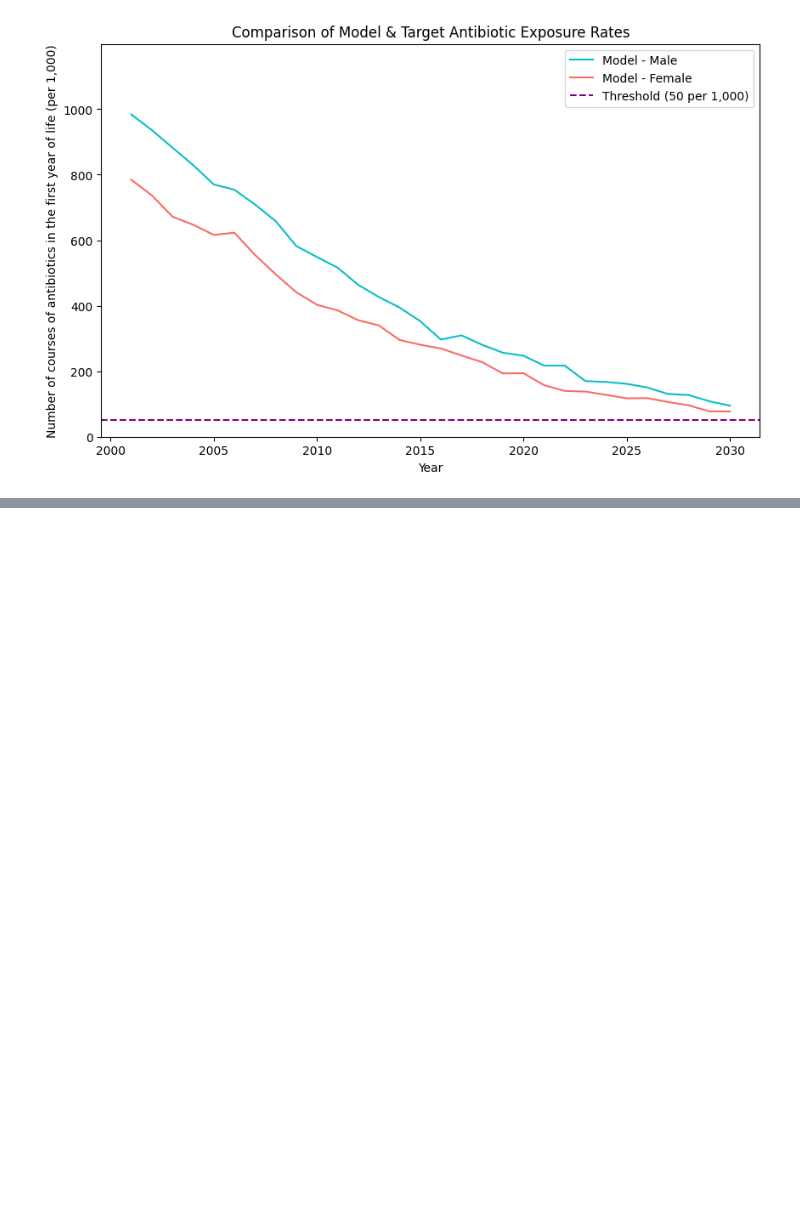
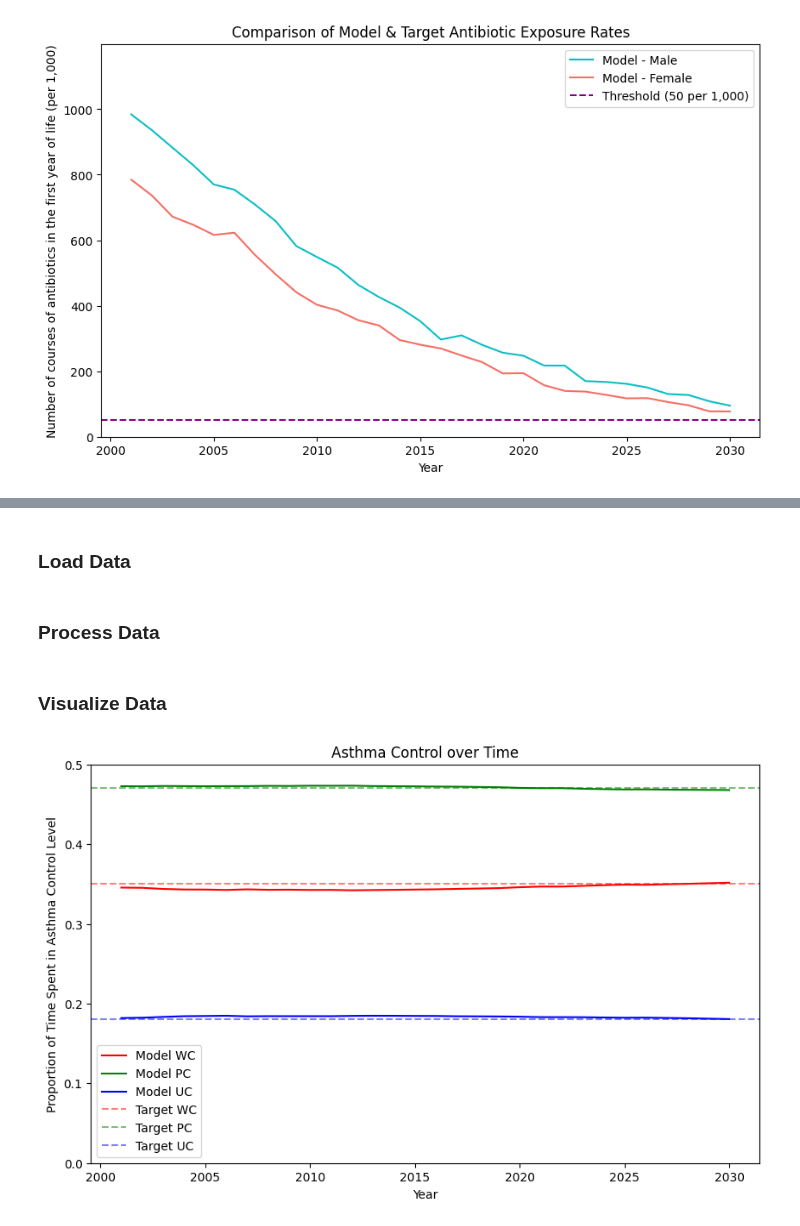
Before and after one commit to resplab/leap, a Jupyter notebook: docs/model/model-validation.ipynb, the cells around one changed output, grey strips where cells are left out. Cells and saved outputs as stored; diff of their text form; code cells hidden in the pictures; blank space fills up the shorter version.

Commit message:
add control level figure

```diff
--- a/docs/model/model-validation.ipynb
+++ b/docs/model/model-validation.ipynb
@@ -357,0 +362,7 @@ plt.show()
+# %% [markdown]
+### Load Data
+# %%
+# Read in simulation control data
+model_exac_severity_df_raw = pd.read_csv(RUN_BUNDLE_FOLDER / "outcome_matrix_control.csv")
+# %% [markdown]
+### Process Data
@@ -357,0 +394,45 @@ plt.show()
+# %% [markdown]
+### Visualize Data
+# %%
+# Plotting parameters
+plt.figure(figsize=(10, 6))
+
+# Plot well-controlled from model
+plt.plot(
+    model_exac_level0_total["year"],
+    model_exac_level0_total["prob"],
+    label="Model WC",
+    color="red",
+    linestyle="solid",
+)
+# Plot partially-controlled from model
+plt.plot(
+    model_exac_level1_total["year"],
+    model_exac_level1_total["prob"],
+    label="Model PC",
+    color="green",
+    linestyle="solid",
+)
+# Plot uncontrolled from model
+plt.plot(
+    model_exac_level2_total["year"],
+    model_exac_level2_total["prob"],
+    label="Model UC",
+    color="blue",
+    linestyle="solid",
+)
+# Plot horizontal target values
+plt.axhline(y=TARGET_WC, label="Target WC", color="red", linestyle="dashed", alpha=0.5)
+plt.axhline(y=TARGET_PC, label="Target PC", color="green", linestyle="dashed", alpha=0.5)
+plt.axhline(y=TARGET_UC, label="Target UC", color="blue", linestyle="dashed", alpha=0.5)
+
+# Additional elements
+plt.ylim(0, 0.5)
+plt.xlabel("Year")
+plt.ylabel("Proportion of Time Spent in Asthma Control Level")
+plt.title("Asthma Control over Time")
+plt.legend()
+
+plt.show()
+# %% [output]
+[figure, added]
```
Also changed, not shown: parts of 2 cells of this notebook.
